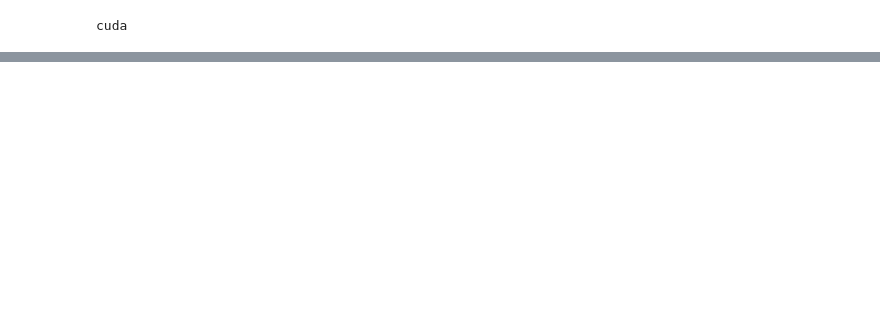
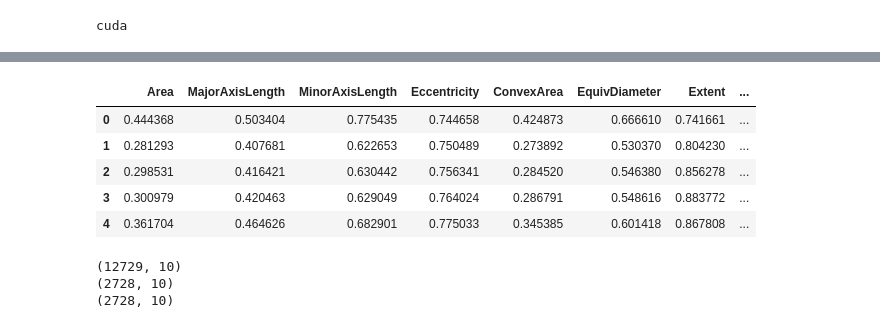
Before and after one commit to Dev-jalexx/Pytorch, a Jupyter notebook: ImageClassification.ipynb, the cells around one changed output, grey strips where cells are left out. Drawn from its saved outputs; the diff is of its cells as text; code cells hidden in the pictures; blank space fills up the shorter version.

```diff
--- a/ImageClassification.ipynb
+++ b/ImageClassification.ipynb
@@ -28,0 +89,14 @@ cuda
+# %%
+# Data preprocessing
+original_df = data_df.copy()# Preserves original copy of the dataframe ie the unscaled version
+# Max Absolute scaling .....normalizes data to values btn -1 and 1
+for column in data_df.columns:
+  data_df[column] = data_df[column]/data_df[column].abs().max()
+data_df.head()
+# %% [output]
+|  | Area | MajorAxisLength | MinorAxisLength | Eccentricity | ConvexArea | EquivDiameter | Extent | ... |
+| 0 | 0.444368 | 0.503404 | 0.775435 | 0.744658 | 0.424873 | 0.666610 | 0.741661 | ... |
+| 1 | 0.281293 | 0.407681 | 0.622653 | 0.750489 | 0.273892 | 0.530370 | 0.804230 | ... |
+| 2 | 0.298531 | 0.416421 | 0.630442 | 0.756341 | 0.284520 | 0.546380 | 0.856278 | ... |
+| 3 | 0.300979 | 0.420463 | 0.629049 | 0.764024 | 0.286791 | 0.548616 | 0.883772 | ... |
+| 4 | 0.361704 | 0.464626 | 0.682901 | 0.775033 | 0.345385 | 0.601418 | 0.867808 | ... |
@@ -28,0 +112,8 @@ cuda
+# %%
+print(X_train.shape)
+print(X_test.shape)
+print(X_val.shape)
+# %% [output]
+(12729, 10)
+(2728, 10)
+(2728, 10)
```
Also changed, not shown: parts of 22 cells of this notebook.
